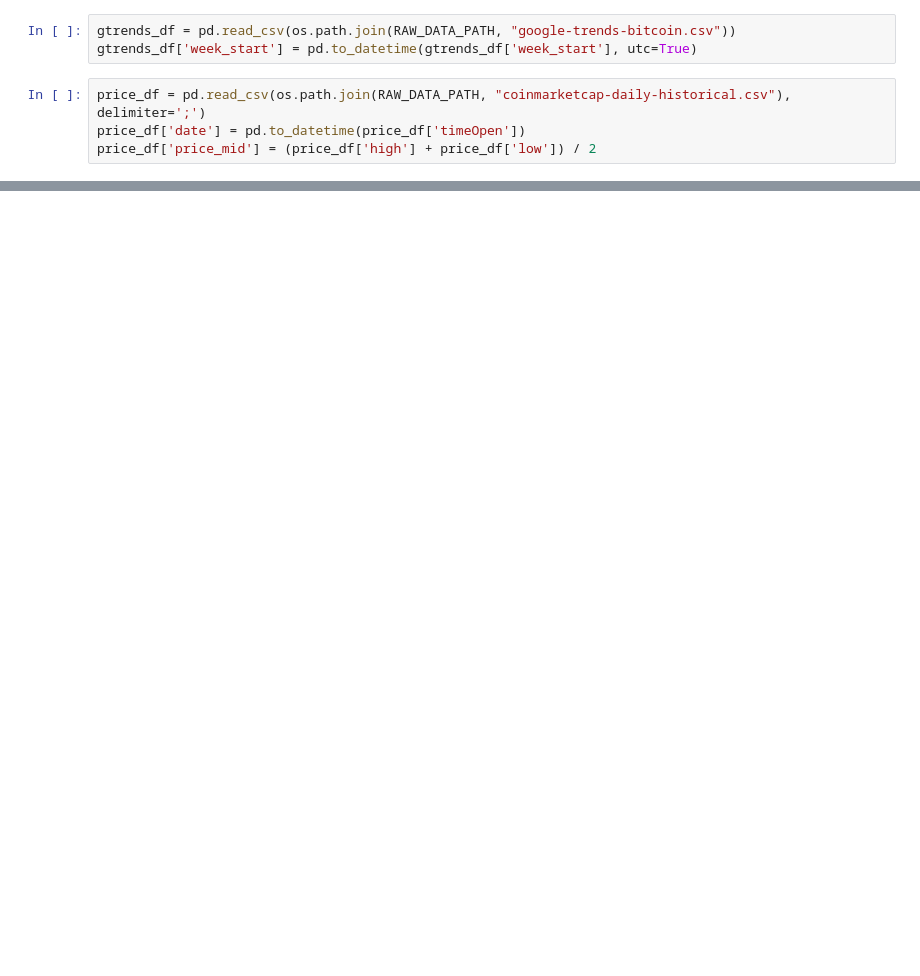
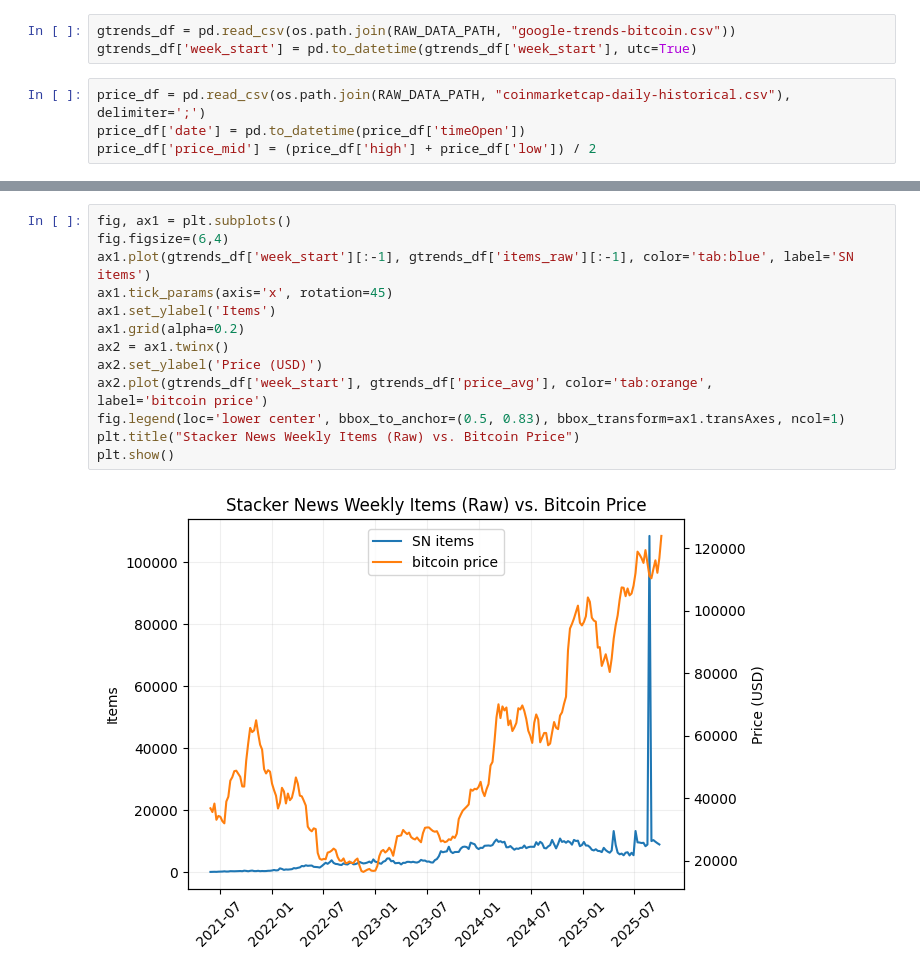
Before and after one commit to ed-kung/sn-research, a Jupyter notebook: src/notebooks/playground.ipynb, the cells around one changed output, grey strips where cells are left out. Cells and saved outputs as stored; diff of their text form; blank space fills up the shorter version.

```diff
--- a/src/notebooks/playground.ipynb
+++ b/src/notebooks/playground.ipynb
@@ -167,0 +112,16 @@ temp_df
+# %%
+fig, ax1 = plt.subplots()
+fig.figsize=(6,4)
+ax1.plot(gtrends_df['week_start'][:-1], gtrends_df['items_raw'][:-1], color='tab:blue', label='SN items')
+ax1.tick_params(axis='x', rotation=45)
+ax1.set_ylabel('Items')
+ax1.grid(alpha=0.2)
+ax2 = ax1.twinx()
+ax2.set_ylabel('Price (USD)')
+ax2.plot(gtrends_df['week_start'], gtrends_df['price_avg'], color='tab:orange',
+label='bitcoin price')
+fig.legend(loc='lower center', bbox_to_anchor=(0.5, 0.83), bbox_transform=ax1.transAxes, ncol=1)
+plt.title("Stacker News Weekly Items (Raw) vs. Bitcoin Price")
+plt.show()
+# %% [output]
+[figure, added]
```
Also changed, not shown: parts of 9 cells of this notebook, 2 other files.
